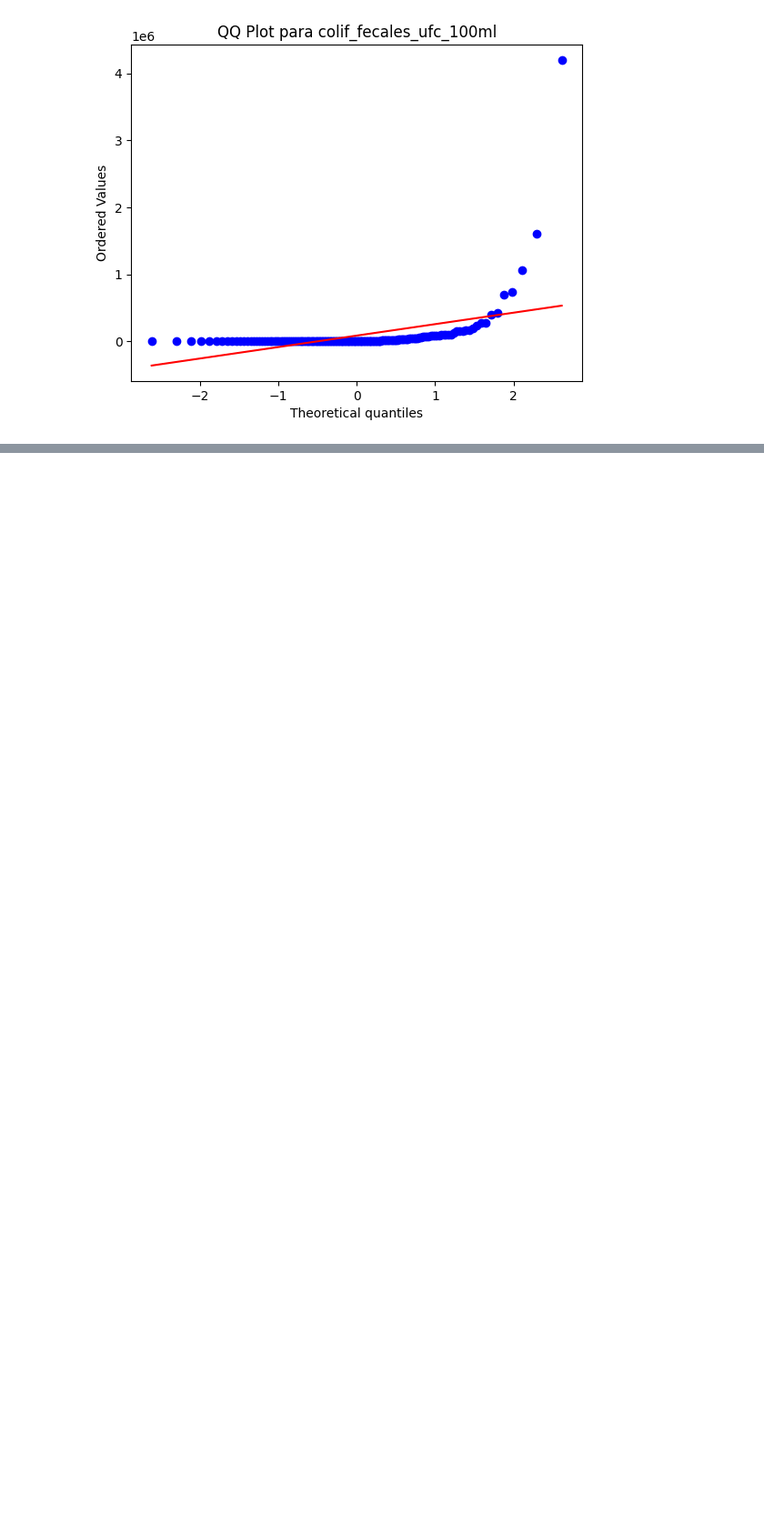
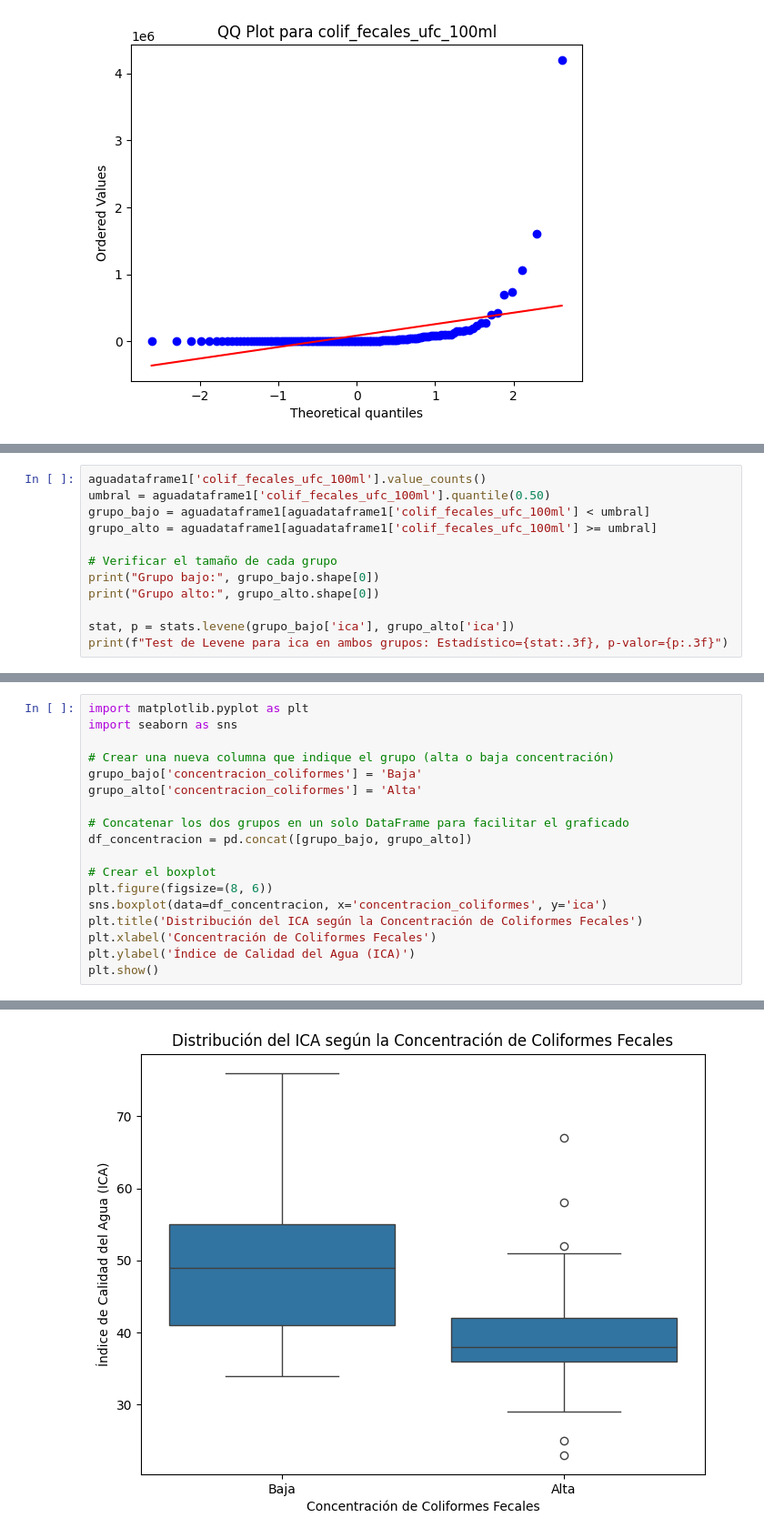
Before and after one commit to RamiroOrtiz02/PracticoEspecialGrupo14, a Jupyter notebook: codigo.ipynb, the cells around one changed output, grey strips where cells are left out. Shown at 91% size. Cells and saved outputs as stored; diff of their text form; blank space fills up the shorter version.

```diff
--- a/codigo.ipynb
+++ b/codigo.ipynb
@@ -257,0 +249,12 @@ Test de Levene para GDP_per_capita: Estadístico=7.679, p-valor=0.006
+# %%
+aguadataframe1['colif_fecales_ufc_100ml'].value_counts()
+umbral = aguadataframe1['colif_fecales_ufc_100ml'].quantile(0.50)
+grupo_bajo = aguadataframe1[aguadataframe1['colif_fecales_ufc_100ml'] < umbral]
+grupo_alto = aguadataframe1[aguadataframe1['colif_fecales_ufc_100ml'] >= umbral]
+
+# Verificar el tamaño de cada grupo
+print("Grupo bajo:", grupo_bajo.shape[0])
+print("Grupo alto:", grupo_alto.shape[0])
+
+stat, p = stats.levene(grupo_bajo['ica'], grupo_alto['ica'])
+print(f"Test de Levene para ica en ambos grupos: Estadístico={stat:.3f}, p-valor={p:.3f}")
@@ -257,0 +284,19 @@ Test de Levene para GDP_per_capita: Estadístico=7.679, p-valor=0.006
+# %%
+import matplotlib.pyplot as plt
+import seaborn as sns
+
+# Crear una nueva columna que indique el grupo (alta o baja concentración)
+grupo_bajo['concentracion_coliformes'] = 'Baja'
+grupo_alto['concentracion_coliformes'] = 'Alta'
+
+# Concatenar los dos grupos en un solo DataFrame para facilitar el graficado
+df_concentracion = pd.concat([grupo_bajo, grupo_alto])
+
+# Crear el boxplot
+plt.figure(figsize=(8, 6))
+sns.boxplot(data=df_concentracion, x='concentracion_coliformes', y='ica')
+plt.title('Distribución del ICA según la Concentración de Coliformes Fecales')
+plt.xlabel('Concentración de Coliformes Fecales')
+plt.ylabel('Índice de Calidad del Agua (ICA)')
+plt.show()
+# %% [output]
@@ -257,0 +313 @@ Test de Levene para GDP_per_capita: Estadístico=7.679, p-valor=0.006
+[figure, added]
```
Also changed, not shown: parts of 15 cells of this notebook, 1 other file.
